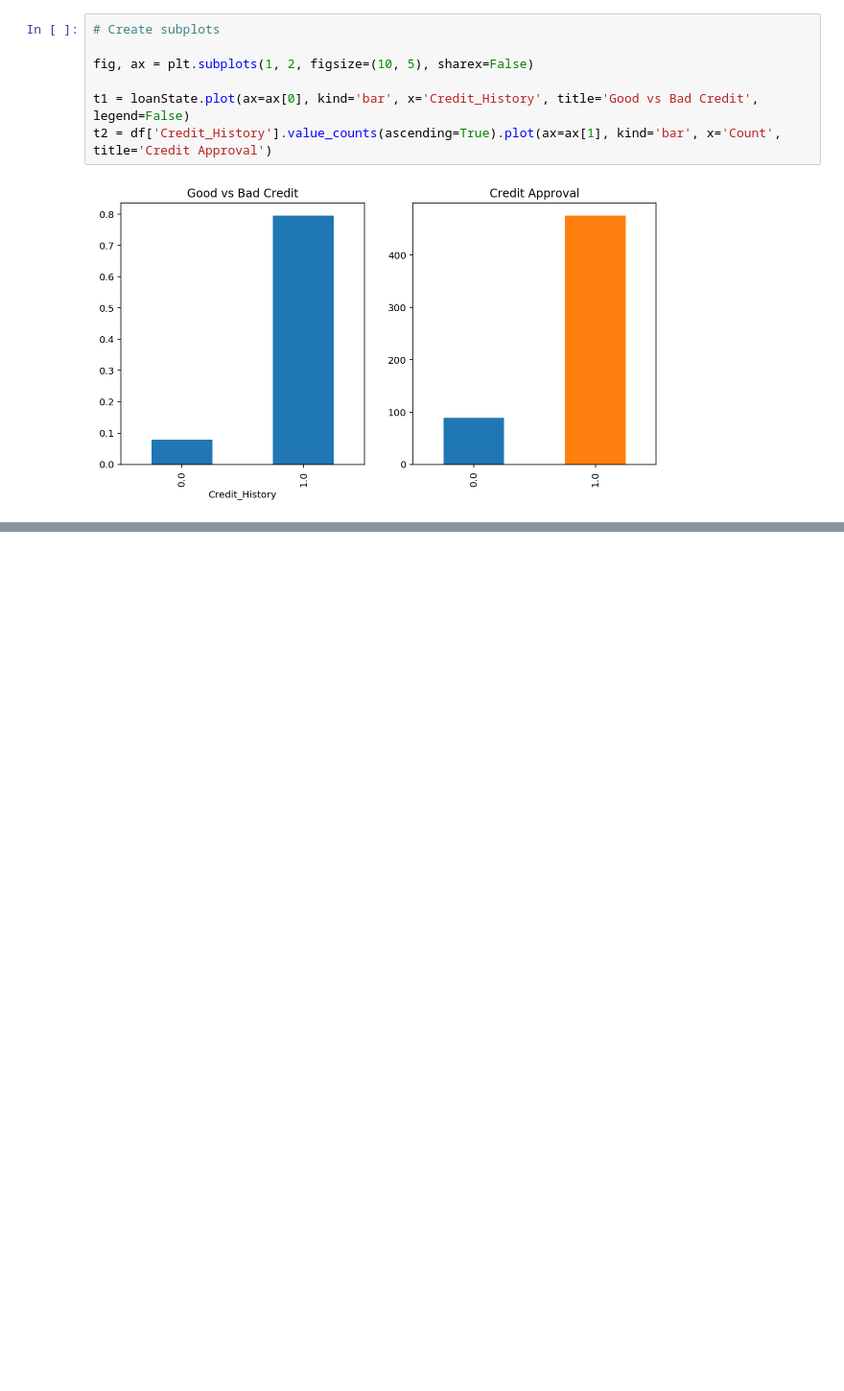
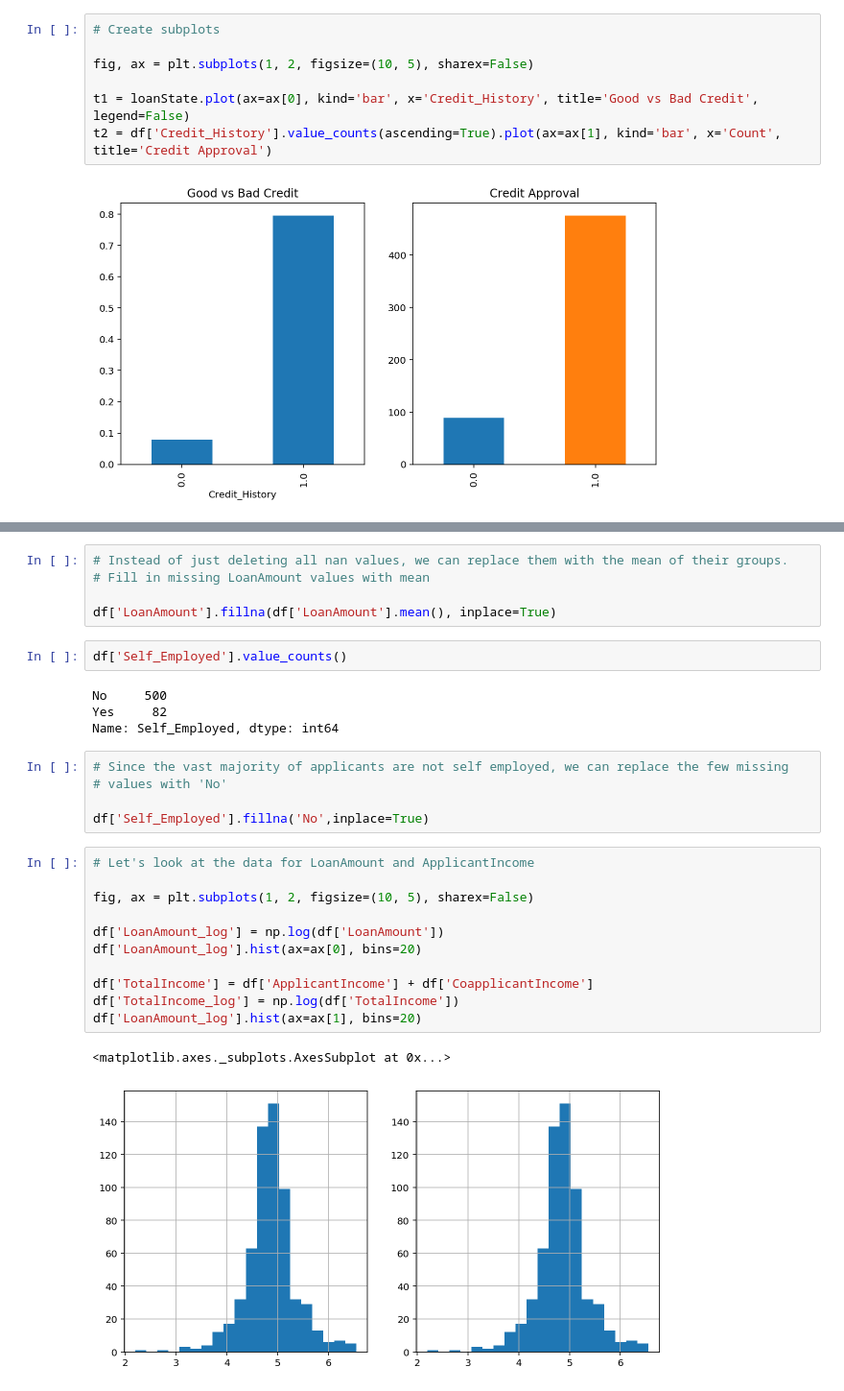
Before and after one commit to HYPERTONE/Analytics, a Jupyter notebook: Loan.ipynb, the cells around one changed output, grey strips where cells are left out. Shown at 96% size. Saved outputs shown, nothing was run; the diff lists cells and outputs as text; blank space fills up the shorter version.

```diff
--- a/Loan.ipynb
+++ b/Loan.ipynb
@@ -149 +174,31 @@ t2 = df['Credit_History'].value_counts(ascending=True).plot(ax=ax[1], kind='bar'
+# %%
+# Instead of just deleting all nan values, we can replace them with the mean of their groups.
+# Fill in missing LoanAmount values with mean
+
+df['LoanAmount'].fillna(df['LoanAmount'].mean(), inplace=True)
+# %%
+df['Self_Employed'].value_counts()
+# %% [output]
+No     500
+Yes     82
+Name: Self_Employed, dtype: int64
+# %%
+# Since the vast majority of applicants are not self employed, we can replace the few missing
+# values with 'No'
+
+df['Self_Employed'].fillna('No',inplace=True)
+# %%
+# Let's look at the data for LoanAmount and ApplicantIncome
+
+fig, ax = plt.subplots(1, 2, figsize=(10, 5), sharex=False)
+
+df['LoanAmount_log'] = np.log(df['LoanAmount'])
+df['LoanAmount_log'].hist(ax=ax[0], bins=20)
+
+df['TotalIncome'] = df['ApplicantIncome'] + df['CoapplicantIncome']
+df['TotalIncome_log'] = np.log(df['TotalIncome'])
+df['LoanAmount_log'].hist(ax=ax[1], bins=20)
+# %% [output]
+<matplotlib.axes._subplots.AxesSubplot at 0x...>
+[figure, added]
 # %%
```
Also changed, not shown: parts of 21 cells of this notebook.
